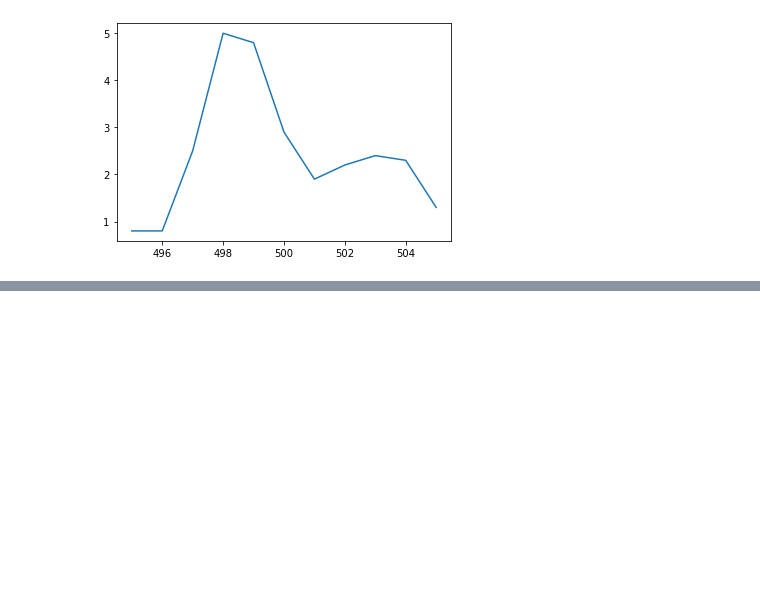
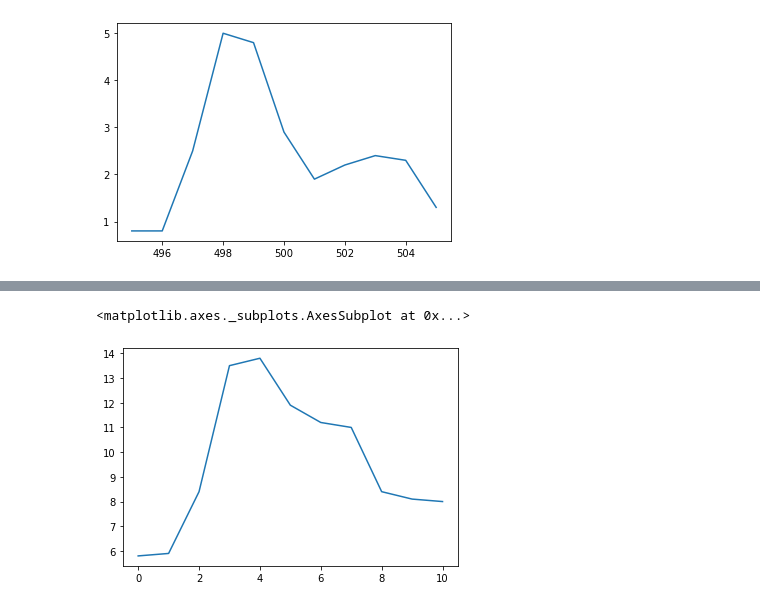
Before and after one commit to dataseal-team-6/martin, a Jupyter notebook: explore.ipynb, the cells around one changed output, grey strips where cells are left out. Drawn from its saved outputs; the diff is of its cells as text; code cells hidden in the pictures; blank space fills up the shorter version.

```diff
--- a/explore.ipynb
+++ b/explore.ipynb
@@ -154,3 +151,10 @@ occ.VALUE.plot()
 # %% [output]
 <matplotlib.axes._subplots.AxesSubplot at 0x...>
 [figure]
+# %%
+# unemployment by industry
+#https://www150.statcan.gc.ca/t1/tbl1/en/tv.action?pid=1410002201
+
+# unemployment by industry
+ind = pd.read_csv('1410002201_databaseLoadingDatai_ind2020.csv')
+ind
@@ -156,0 +175,12 @@ occ.VALUE.plot()
+# %%
+ind = ind.loc[ind.GEO == 'Canada']
+ind = ind.loc[ind.Sex == 'Both sexes']
+ind = ind.loc[ind['Age group'] == '15 years and over']
+ind = ind.loc[ind['Labour force characteristics'] == 'Unemployment rate']
+ind = ind.loc[ind['North American Industry Classification System (NAICS)'] == 'Total, all industries']
+ind.REF_DATE = pd.to_datetime(ind.REF_DATE)
+# %%
+ind.VALUE.plot()
+# %% [output]
+<matplotlib.axes._subplots.AxesSubplot at 0x...>
+[figure, added]
```
Also changed, not shown: parts of 4 cells of this notebook, 3 other files.
